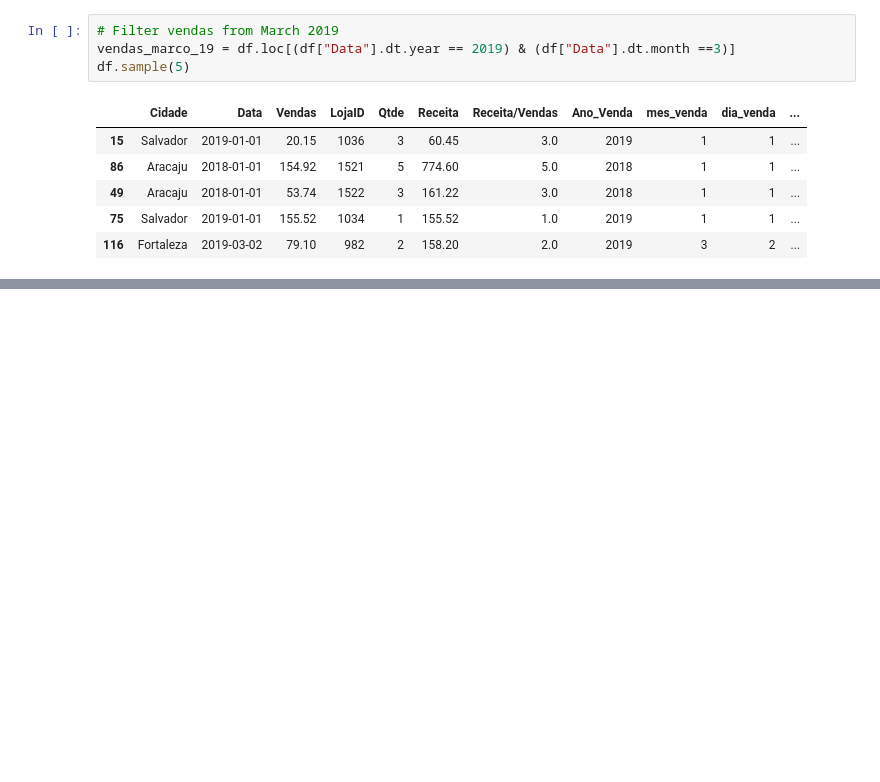
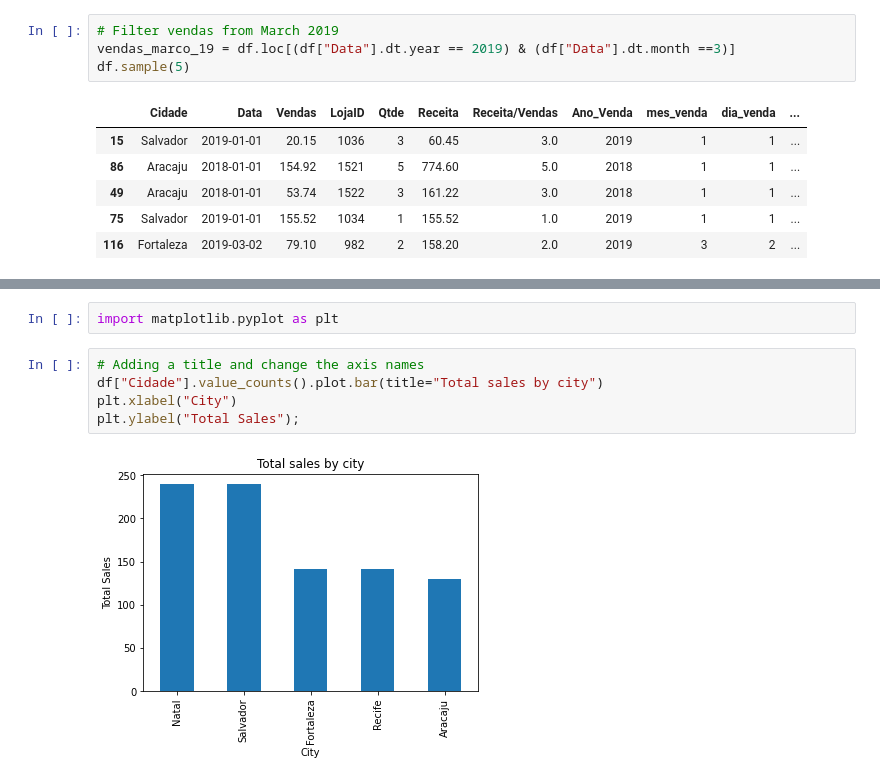
Before and after one commit to angelacpd/etl-dio, a Jupyter notebook: Working_With_Excel.ipynb, the cells around one changed output, grey strips where cells are left out. Drawn from its saved outputs; the diff is of its cells as text; blank space fills up the shorter version.

```diff
--- a/Working_With_Excel.ipynb
+++ b/Working_With_Excel.ipynb
@@ -291,0 +342,9 @@ df.sample(5)
+# %%
+import matplotlib.pyplot as plt
+# %%
+# Adding a title and change the axis names
+df["Cidade"].value_counts().plot.bar(title="Total sales by city")
+plt.xlabel("City")
+plt.ylabel("Total Sales");
+# %% [output]
+[figure, added]
```
Also changed, not shown: parts of 15 cells of this notebook, 1 other file.
